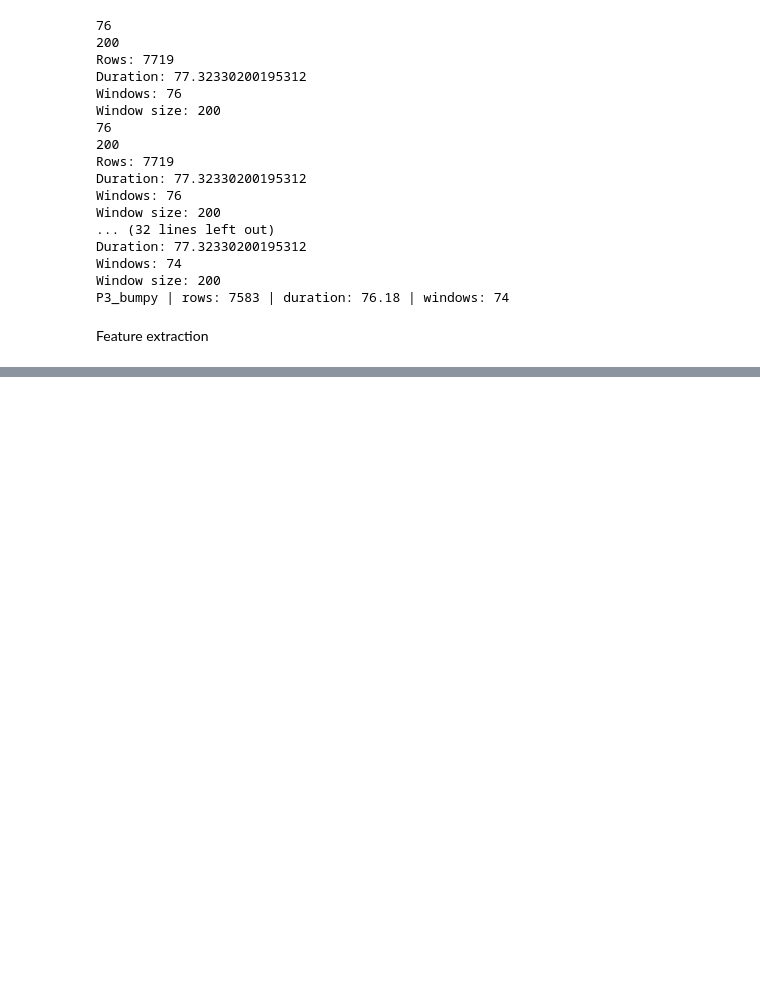
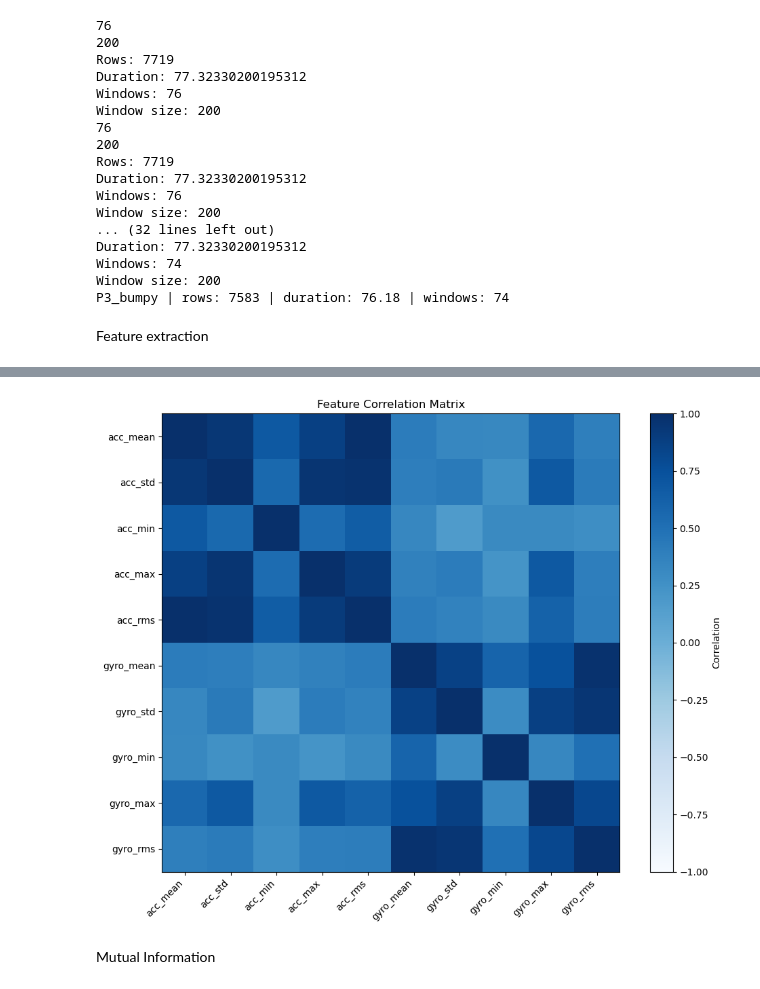
Before and after one commit to HeKaY-boy/bike-lane-quality-assessment, a Jupyter notebook: Prototype/Main_notebook_Himanshu.ipynb, the cells around one changed output, grey strips where cells are left out. Drawn from its saved outputs; the diff is of its cells as text; code cells hidden in the pictures; blank space fills up the shorter version.

Commit message:
Data preprocessing - main notebook

```diff
--- a/Prototype/Main_notebook_Himanshu.ipynb
+++ b/Prototype/Main_notebook_Himanshu.ipynb
@@ -406,0 +466,5 @@ def extract_features(window):
+# %%
+features_df = pd.DataFrame(feature_rows)
+print(features_df.shape)
+print(features_df.head())
+print(features_df['label'].value_counts())
@@ -406,0 +532,11 @@ def extract_features(window):
+# %%
+feature_selection = [
+    'acc_mean', 'acc_std', 'acc_min', 'acc_max', 'acc_rms',
+    'gyro_mean', 'gyro_std', 'gyro_min', 'gyro_max', 'gyro_rms'
+]
+
+X = features_df[feature_selection]
+y = features_df['label']
+
+print(X.shape)
+print(y.shape)
@@ -406,0 +548,4 @@ def extract_features(window):
+# %%
+corr = X.corr()
+
+display(corr.round(2))
@@ -406,0 +564,28 @@ def extract_features(window):
+# %%
+import matplotlib.pyplot as plt
+
+plt.figure(figsize=(10, 8))
+
+plt.imshow(corr, cmap='Blues', vmin=-1, vmax=1)
+
+plt.xticks(
+    range(len(corr.columns)),
+    corr.columns,
+    rotation=45,
+    ha='right'
+)
+
+plt.yticks(
+    range(len(corr.columns)),
+    corr.columns
+)
+
+plt.colorbar(label='Correlation')
+plt.title('Feature Correlation Matrix')
+
+plt.tight_layout()
+plt.show()
+# %% [output]
+[figure, added]
+# %% [markdown]
+Mutual Information
```
Also changed, not shown: parts of 38 cells of this notebook.
